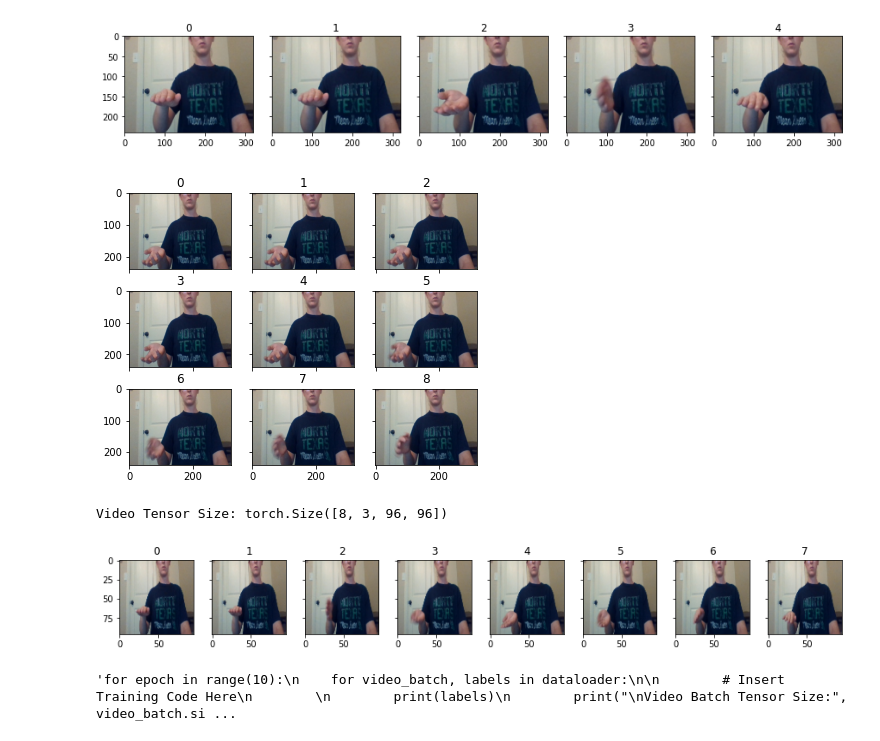
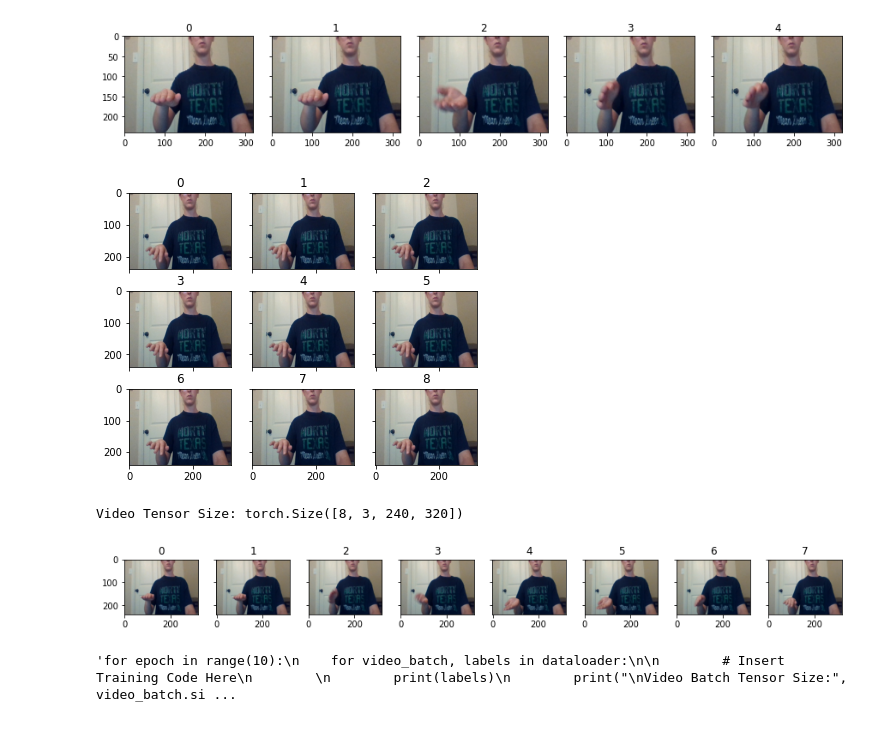
Before and after one commit to RCSnyder/video-classification, a Jupyter notebook: test_data_loading.ipynb, the cells around one changed output. Cells and saved outputs as stored; diff of their text form; code cells hidden in the pictures.

```diff
--- a/test_data_loading.ipynb
+++ b/test_data_loading.ipynb
@@ -28,7 +28,7 @@ def plot_video(rows, cols, frame_list, plot_width, plot_height):
         ax.set_title(index)
     plt.show()
 # %%
-videos_root = Path("D:/__School/__Masters/____2021fALL/5280_aiwearables/combined_1st_2nd_iter_frames")
+videos_root = Path("D:/__School/__Masters/____2021fALL/5280_aiwearables/combined_1st_2nd_3rd_iter_frames")
 annotation_file = os.path.join(str(videos_root), 'annotations.txt')
 # %%
 """ DEMO 1 WITHOUT IMAGE TRANSFORMS """
@@ -49,7 +49,7 @@ label = sample[1]   # integer label
 
 plot_video(rows=1, cols=5, frame_list=frames, plot_width=15., plot_height=3.)
 # %% [output]
-[figure, old version]
+[figure, new version]
 # %%
 """ DEMO 2 SINGLE CONTINUOUS FRAME CLIP INSTEAD OF SAMPLED FRAMES, WITHOUT TRANSFORMS """
 # If you do not want to use sparse temporal sampling, and instead
@@ -74,7 +74,7 @@ label = sample[1]  # integer label
 
 plot_video(rows=3, cols=3, frame_list=frames, plot_width=10., plot_height=5.)
 # %% [output]
-[figure, old version]
+[figure, new version]
 # %%
  """ DEMO 3 WITH TRANSFORMS """
 # As of torchvision 0.8.0, torchvision transforms support batches of images
@@ -83,7 +83,7 @@ plot_video(rows=3, cols=3, frame_list=frames, plot_width=10., plot_height=5.)
 # transform for image augmentation can thus also be used  for video augmentation.
 preprocess = transforms.Compose([
     ImglistToTensor(),  # list of PIL images to (FRAMES x CHANNELS x HEIGHT x WIDTH) tensor
-    transforms.Resize((96, 96)),  # image batch, resize to 100x160
+    #transforms.Resize((96, 96)),  # image batch, resize to 100x160
     #transforms.CenterCrop(96),  # image batch, center crop to square 96x96
     transforms.Normalize(mean=[0.485, 0.456, 0.406], std=[0.229, 0.224, 0.225]),
 ])
@@ -95,35 +95,35 @@ dataset = VideoFrameDataset(
     frames_per_segment=1,
     imagefile_template='img_{:05d}.jpg',
     transform=preprocess,
     random_shift=True,
     test_mode=False
 )
 
 sample = dataset[2]
 frame_tensor = sample[0]  # tensor of shape (NUM_SEGMENTS*FRAMES_PER_SEGMENT) x CHANNELS x HEIGHT x WIDTH
 label = sample[1]  # integer label
 
 print('Video Tensor Size:', frame_tensor.size())
 
 def denormalize(video_tensor):
     """
     Undoes mean/standard deviation normalization, zero to one scaling,
     and channel rearrangement for a batch of images.
     args:
         video_tensor: a (FRAMES x CHANNELS x HEIGHT x WIDTH) tensor
     """
     inverse_normalize = transforms.Normalize(
         mean=[-0.485 / 0.229, -0.456 / 0.224, -0.406 / 0.225],
         std=[1 / 0.229, 1 / 0.224, 1 / 0.225]
     )
     return (inverse_normalize(video_tensor) * 255.).type(torch.uint8).permute(0, 2, 3, 1).numpy()
 
 
 frame_tensor = denormalize(frame_tensor)
 plot_video(rows=1, cols=8, frame_list=frame_tensor, plot_width=15., plot_height=3.)
 # %% [output]
-Video Tensor Size: torch.Size([8, 3, 96, 96])
+Video Tensor Size: torch.Size([8, 3, 240, 320])
-[figure, old version]
+[figure, new version]
 # %%
 """ DEMO 3 CONTINUED: DATALOADER """
 train_loader = torch.utils.data.DataLoader(
```
